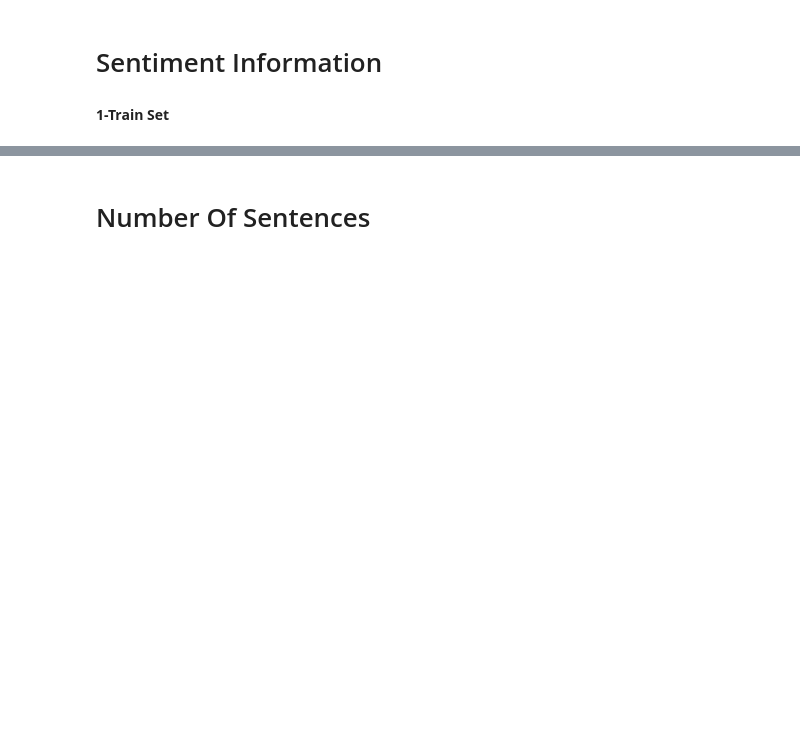
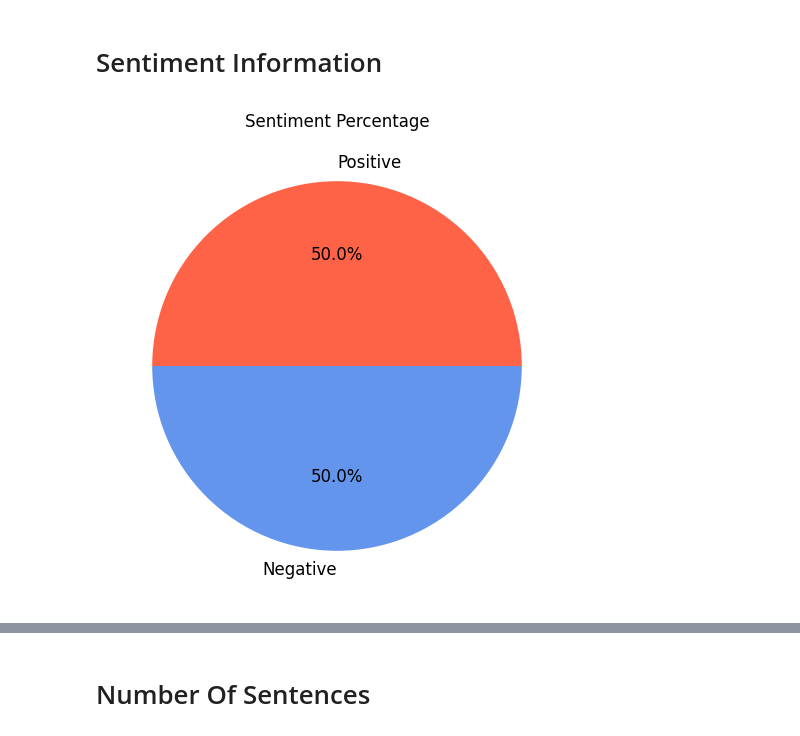
Before and after one commit to Osamah-Anmar-Sami/Sentiment-Analysis, a Jupyter notebook: English Sentiment Analysis/English Sentiment Analysis.ipynb, the cells around one changed output, grey strips where cells are left out. Cells and saved outputs as stored; diff of their text form; code cells hidden in the pictures; blank space fills up the shorter version.

```diff
--- a/English Sentiment Analysis/English Sentiment Analysis.ipynb
+++ b/English Sentiment Analysis/English Sentiment Analysis.ipynb
@@ -63,4 +69,5 @@ Train.head()
 # %%
-Test = pd.read_csv('Yelp_Test.csv', header=None)
-Test.rename(columns={1: 'Review', 0: 'Sentiment'}, inplace=True)
-Test.head()
+Corpus = pd.read_csv('IMDB Dataset.csv')
+Corpus.rename(columns={'review': 'Review', 'sentiment': 'Sentiment'}, inplace=True)
+Corpus['Sentiment'] = Corpus['Sentiment'].str.capitalize()
+Corpus
@@ -74,7 +90,7 @@ Data.head()
 # %% [markdown]
 # Sentiment Information
-# %% [markdown]
-**1-Train Set**
 # %%
-sentiment_percentage(Train, 'Sentiment', (6, 6))
+sentiment_percentage(Corpus, 'Sentiment', (6, 6))
+# %% [output]
+[figure, added]
 # %%
```
Also changed, not shown: parts of 198 cells of this notebook.
